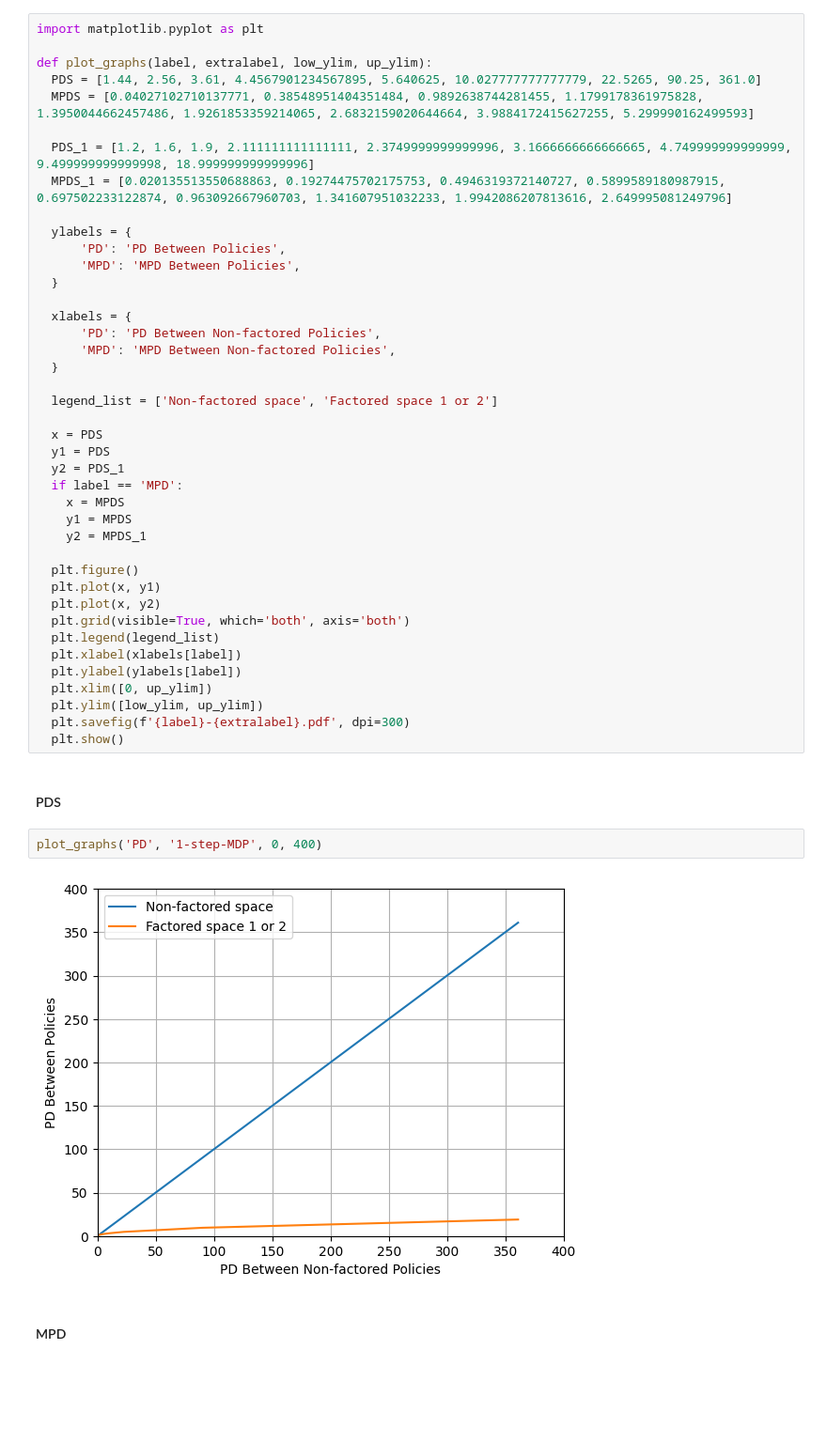
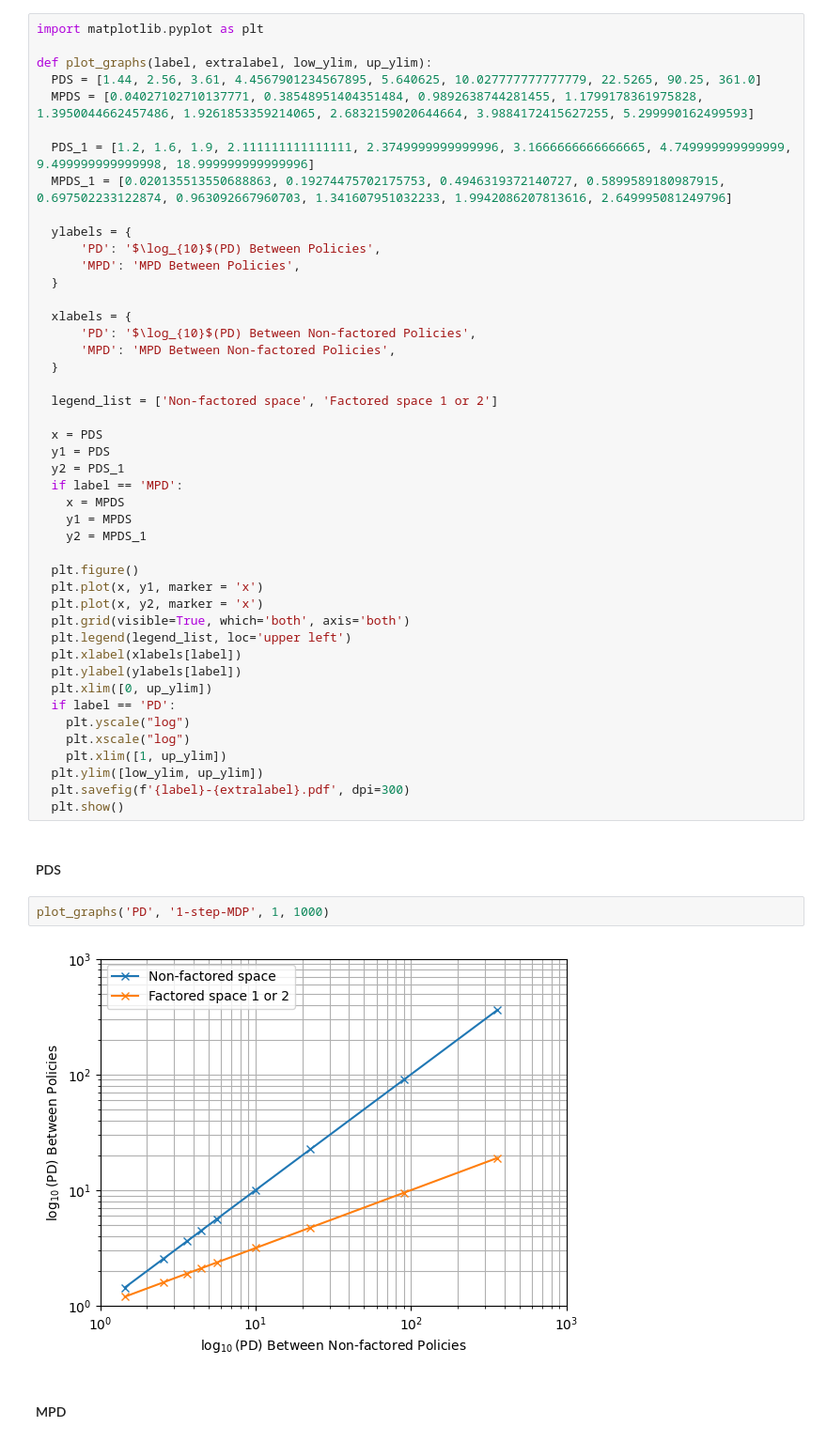
Before and after one commit to aamanrebello/MScProj-Software-Archive, a Jupyter notebook: Notebooks/Chapter 5/Compare_Policies.ipynb, the cells around one changed output. Shown at 94% size. Cells and saved outputs as stored; diff of their text form; blank space fills up the shorter version.

```diff
--- a/Notebooks/Chapter 5/Compare_Policies.ipynb
+++ b/Notebooks/Chapter 5/Compare_Policies.ipynb
@@ -704,12 +704,12 @@ def plot_graphs(label, extralabel, low_ylim, up_ylim):
   MPDS_1 = [0.020135513550688863, 0.19274475702175753, 0.4946319372140727, 0.5899589180987915, 0.697502233122874, 0.963092667960703, 1.341607951032233, 1.9942086207813616, 2.649995081249796]
 
   ylabels = {
-      'PD': 'PD Between Policies',
+      'PD': '$\log_{10}$(PD) Between Policies',
       'MPD': 'MPD Between Policies',
   }
 
   xlabels = {
-      'PD': 'PD Between Non-factored Policies',
+      'PD': '$\log_{10}$(PD) Between Non-factored Policies',
       'MPD': 'MPD Between Non-factored Policies',
   }
 
@@ -724,22 +724,26 @@ def plot_graphs(label, extralabel, low_ylim, up_ylim):
     y2 = MPDS_1
 
   plt.figure()
-  plt.plot(x, y1)
-  plt.plot(x, y2)
+  plt.plot(x, y1, marker = 'x')
+  plt.plot(x, y2, marker = 'x')
   plt.grid(visible=True, which='both', axis='both')
-  plt.legend(legend_list)
+  plt.legend(legend_list, loc='upper left')
   plt.xlabel(xlabels[label])
   plt.ylabel(ylabels[label])
   plt.xlim([0, up_ylim])
+  if label == 'PD':
+    plt.yscale("log")
+    plt.xscale("log")
+    plt.xlim([1, up_ylim])
   plt.ylim([low_ylim, up_ylim])
   plt.savefig(f'{label}-{extralabel}.pdf', dpi=300)
   plt.show()
 # %% [markdown]
 #### PDS
 # %%
-plot_graphs('PD', '1-step-MDP', 0, 400)
+plot_graphs('PD', '1-step-MDP', 1, 1000)
 # %% [output]
-[figure, old version]
+[figure, new version]
 # %% [markdown]
 #### MPD
 # %%
```
Also changed, not shown: parts of 18 cells of this notebook, 5 other files.
